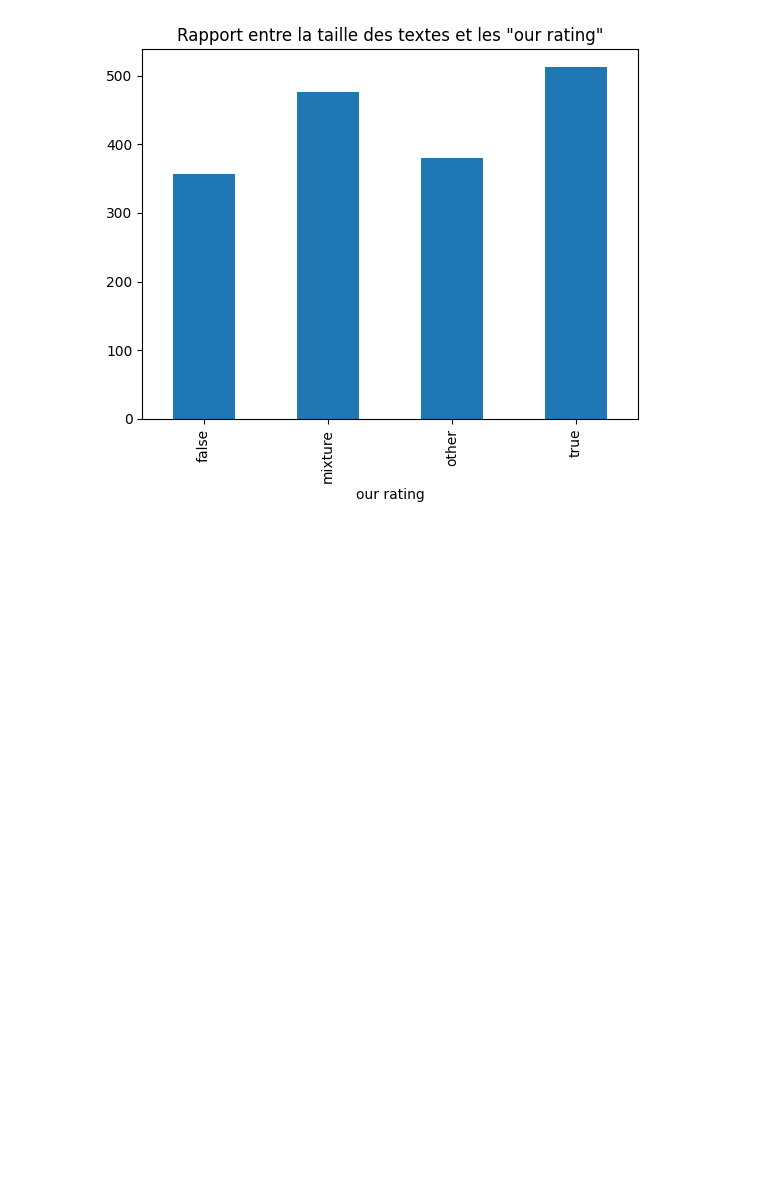
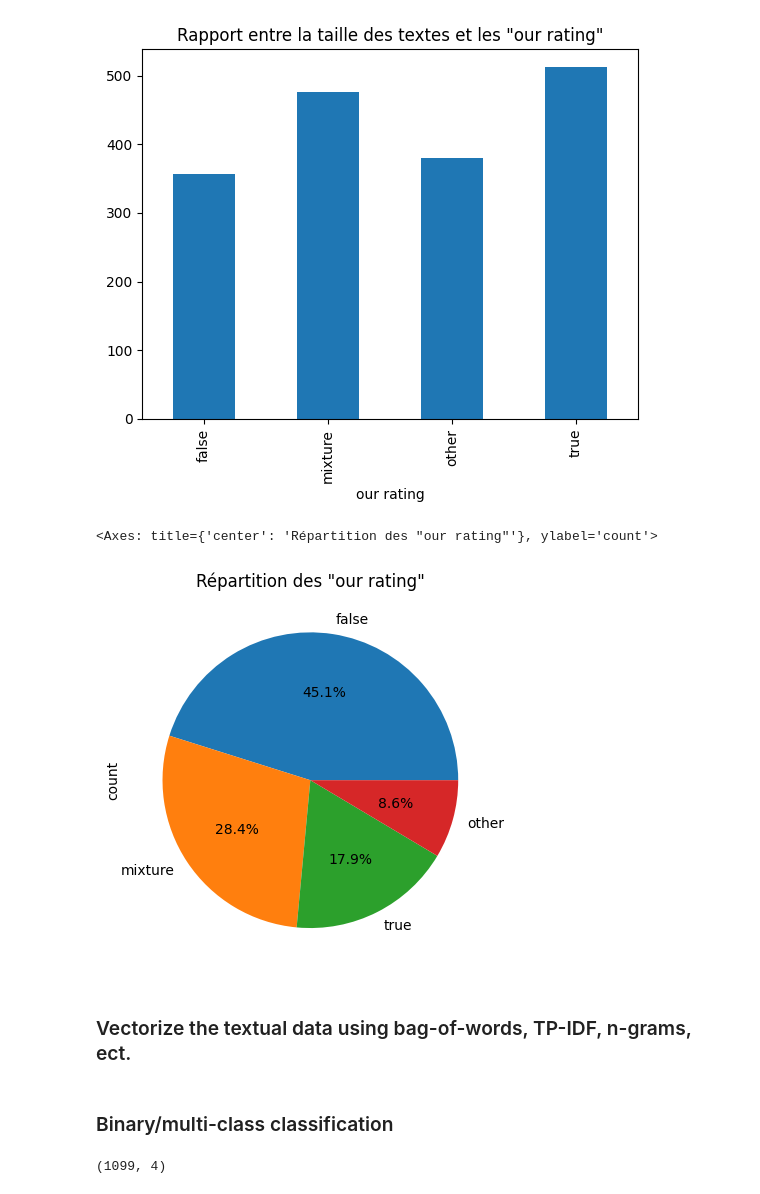
Before and after one commit to dimaland1/MachineLearningProject, a Jupyter notebook: Untitled-1.ipynb, the cells around one changed output. Saved outputs shown, nothing was run; the diff lists cells and outputs as text; code cells hidden in the pictures; blank space fills up the shorter version.

```diff
--- a/Untitled-1.ipynb
+++ b/Untitled-1.ipynb
@@ -205,3 +206,11 @@ df.groupby('our rating')['text_len'].mean().plot(kind='bar', title='Rapport entr
 # %% [output]
 <Axes: title={'center': 'Rapport entre la taille des textes et les "our rating"'}, xlabel='our rating'>
 [figure]
+# %%
+# camembert pour les 'our rating'
+df['our rating'].value_counts().plot(kind='pie', autopct='%1.1f%%', title='Répartition des "our rating"')
+# %% [output]
+<Axes: title={'center': 'Répartition des "our rating"'}, ylabel='count'>
+[figure, added]
+# %% [markdown]
+### Vectorize the textual data using bag-of-words, TP-IDF, n-grams, ect.
@@ -207,0 +223,10 @@ df.groupby('our rating')['text_len'].mean().plot(kind='bar', title='Rapport entr
+# %% [markdown]
+### Binary/multi-class classification
+# %%
+# Binarisation / multi-labelisation de la colonne 'our rating'
+from sklearn.preprocessing import LabelBinarizer
+lb = LabelBinarizer()
+y = lb.fit_transform(df['our rating'])
+y.shape
+# %% [output]
+(1099, 4)
```
Also changed, not shown: parts of 4 cells of this notebook.
